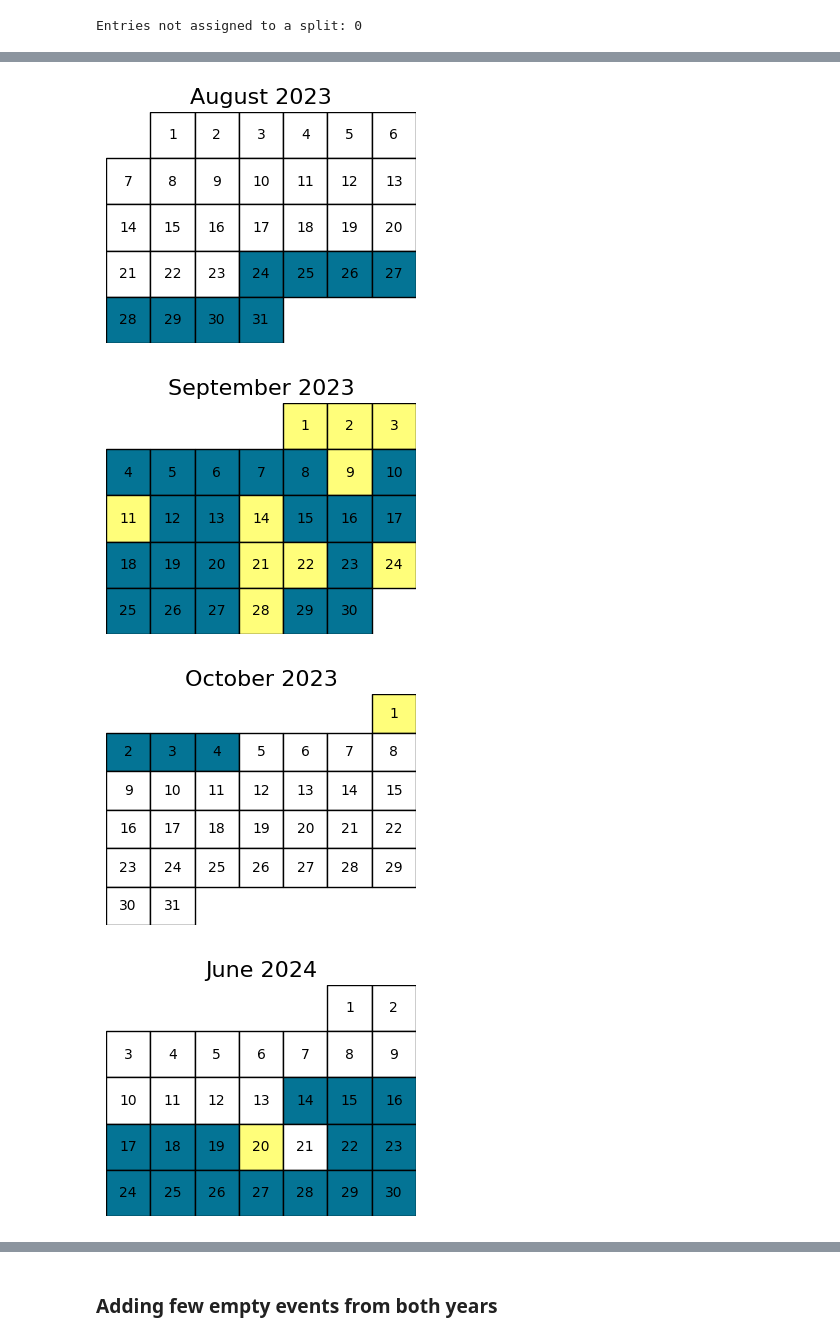
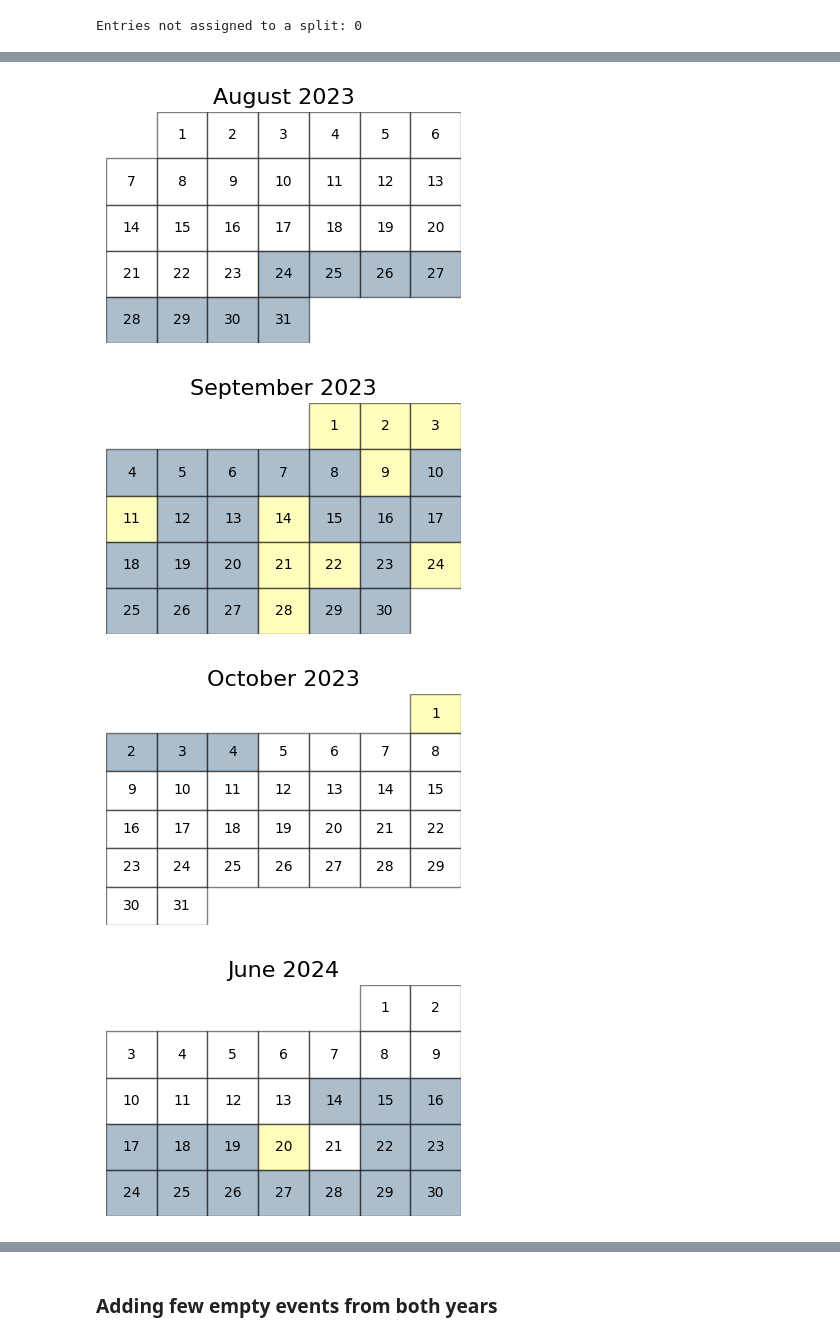
Before and after one commit to eceo-epfl/prompting-mammalps, a Jupyter notebook: benchmark/PrepareBenchmark.ipynb, the cells around one changed output, grey strips where cells are left out. Cells and saved outputs as stored; diff of their text form; code cells hidden in the pictures.

Commit message:
feat: figures

```diff
--- a/benchmark/PrepareBenchmark.ipynb
+++ b/benchmark/PrepareBenchmark.ipynb
@@ -489,36 +491,38 @@ def plot_calendar(train_days, test_days):
                 continue
 
             # Create a matrix for the calendar
             cal = calendar.Calendar(firstweekday=0)  # Start with Monday
             month_days = cal.monthdayscalendar(year, month)
 
             # Create a color map for the days
             day_colors = {}
             for day in train_days_month:
-                day_colors[day.day] = "xkcd:sea blue"
+                day_colors[day.day] = "xkcd:steel blue"
             for day in test_days_month:
                 day_colors[day.day] = "xkcd:light yellow"
 
             # Plot the calendar
             fig, ax = plt.subplots(figsize=(4, 3))
             ax.set_xlim(0, 7)
             ax.set_ylim(0, len(month_days))
             ax.axis("off")
 
             # Add days and color them
             for week_idx, week in enumerate(month_days):
                 for day_idx, day in enumerate(week):
                     if day != 0:  # Skip padding days
                         color = day_colors.get(day, "white")  # Default to white if not in train/test
-                        ax.add_patch(plt.Rectangle((day_idx, len(month_days) - week_idx - 1), 1, 1, color=color, ec="black"))
+                        ax.add_patch(plt.Rectangle((day_idx, len(month_days) - week_idx - 1), 1, 1, color=color, ec="black", alpha=0.5))
                         ax.text(day_idx + 0.5, len(month_days) - week_idx - 1 + 0.5, str(day), ha="center", va="center", fontsize=10)
 
             plt.title(f"{calendar.month_name[month]} {year}", fontsize=16)
+            plt.tight_layout()
+            fig.savefig(f"{calendar.month_name[month]}_{year}"+".svg", transparent=True)
             plt.show()
 
 plot_calendar(train_days, test_days)
 # %% [output]
-[figure, old version]
+[figure, new version]
-[figure, old version]
+[figure, new version]
-[figure, old version]
+[figure, new version]
-[figure, old version]
+[figure, new version]
```
Also changed, not shown: parts of 19 cells of this notebook, 2 other files.
